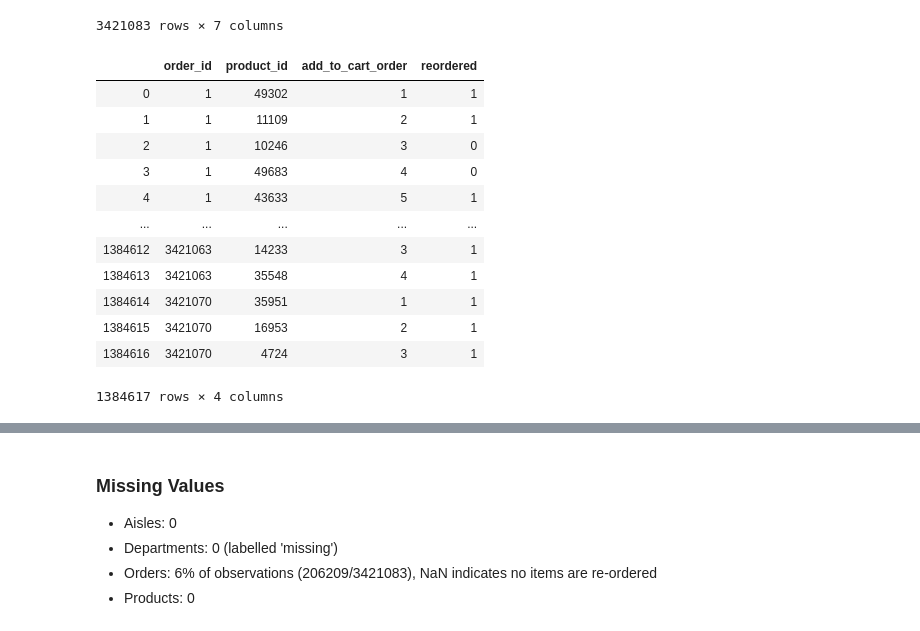
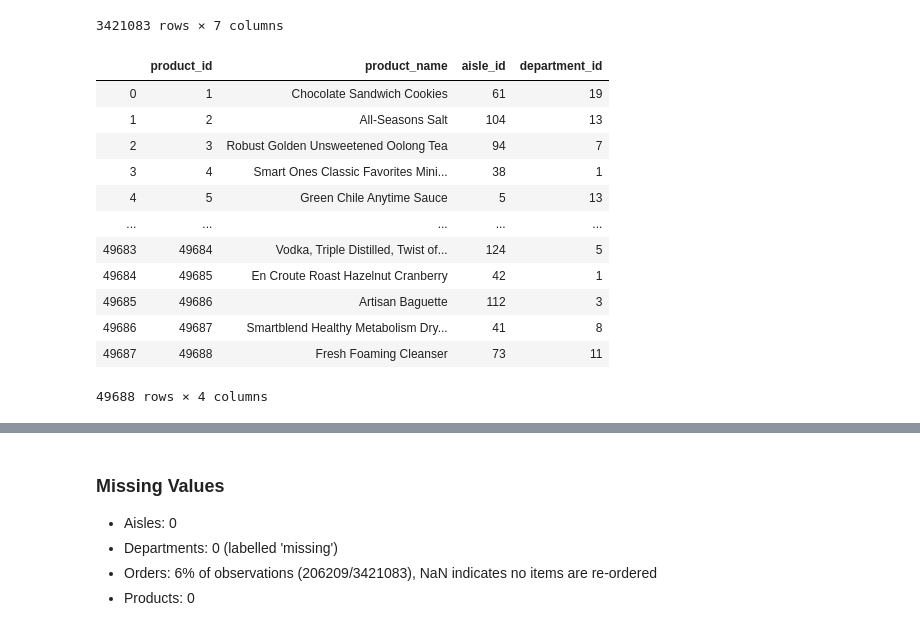
Before and after one commit to Josefa-Sullivan/Instacart, a Jupyter notebook: Zefa/EDA.ipynb, the cells around one changed output, grey strips where cells are left out. Drawn from its saved outputs; the diff is of its cells as text; code cells hidden in the pictures.

Commit message:
merge aisle, dept, products

```diff
--- a/Zefa/EDA.ipynb
+++ b/Zefa/EDA.ipynb
@@ -88,19 +86,19 @@ orders
 | 3421082 | 272231 | 206209 | train | 14 | 6 | 14 | 30.0 |
 3421083 rows × 7 columns
 # %%
-products = pd.read_csv('../data/'+files[4])
+products = pd.read_csv('../data/'+files[5])
 products
 # %% [output]
-|  | order_id | product_id | add_to_cart_order | reordered |
-| 0 | 1 | 49302 | 1 | 1 |
-| 1 | 1 | 11109 | 2 | 1 |
-| 2 | 1 | 10246 | 3 | 0 |
-| 3 | 1 | 49683 | 4 | 0 |
-| 4 | 1 | 43633 | 5 | 1 |
+|  | product_id | product_name | aisle_id | department_id |
+| 0 | 1 | Chocolate Sandwich Cookies | 61 | 19 |
+| 1 | 2 | All-Seasons Salt | 104 | 13 |
+| 2 | 3 | Robust Golden Unsweetened Oolong Tea | 94 | 7 |
+| 3 | 4 | Smart Ones Classic Favorites Mini... | 38 | 1 |
+| 4 | 5 | Green Chile Anytime Sauce | 5 | 13 |
 | ... | ... | ... | ... | ... |
-| 1384612 | 3421063 | 14233 | 3 | 1 |
-| 1384613 | 3421063 | 35548 | 4 | 1 |
-| 1384614 | 3421070 | 35951 | 1 | 1 |
-| 1384615 | 3421070 | 16953 | 2 | 1 |
-| 1384616 | 3421070 | 4724 | 3 | 1 |
+| 49683 | 49684 | Vodka, Triple Distilled, Twist of... | 124 | 5 |
+| 49684 | 49685 | En Croute Roast Hazelnut Cranberry | 42 | 1 |
+| 49685 | 49686 | Artisan Baguette | 112 | 3 |
+| 49686 | 49687 | Smartblend Healthy Metabolism Dry... | 41 | 8 |
+| 49687 | 49688 | Fresh Foaming Cleanser | 73 | 11 |
-1384617 rows × 4 columns
+49688 rows × 4 columns
```
Also changed, not shown: parts of 8 cells of this notebook.
